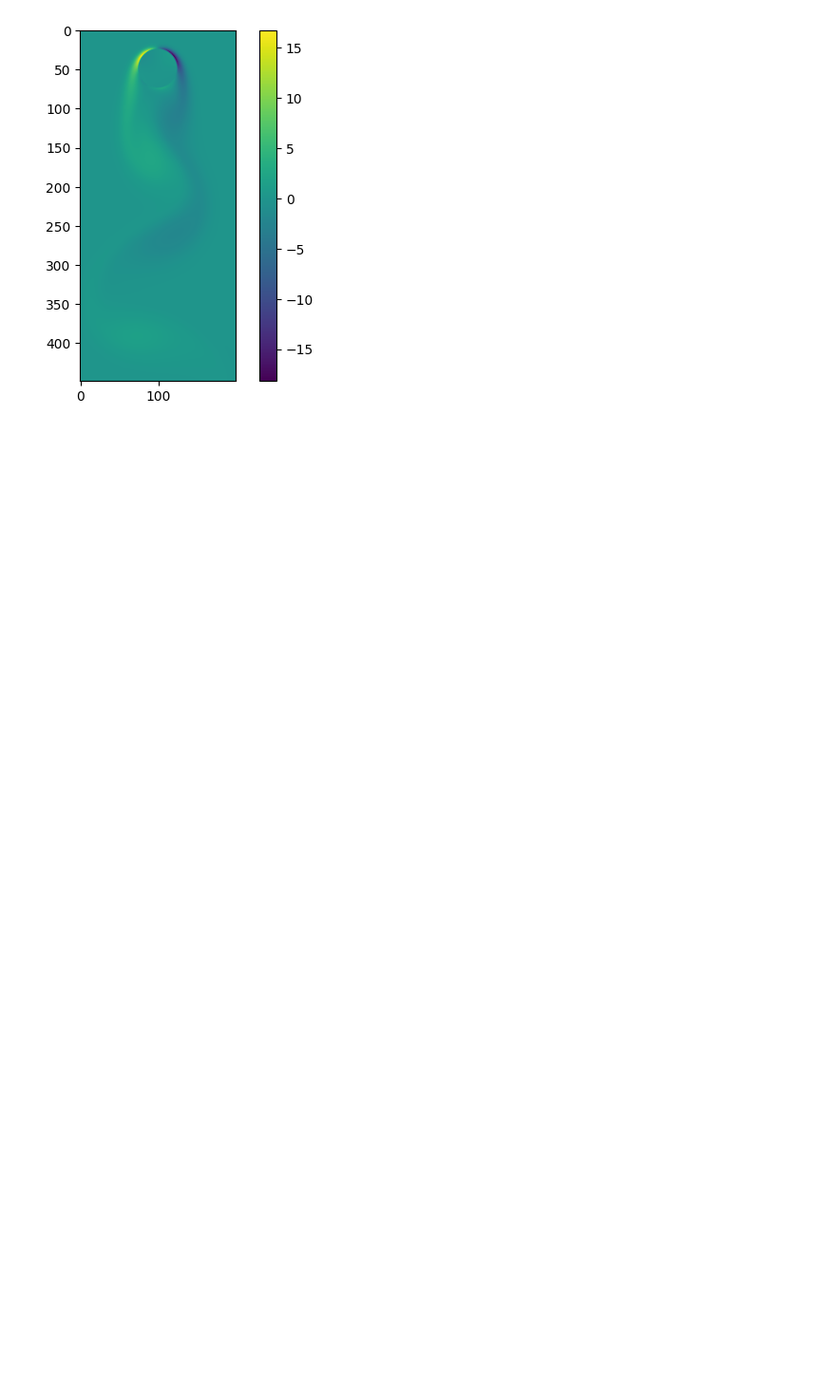
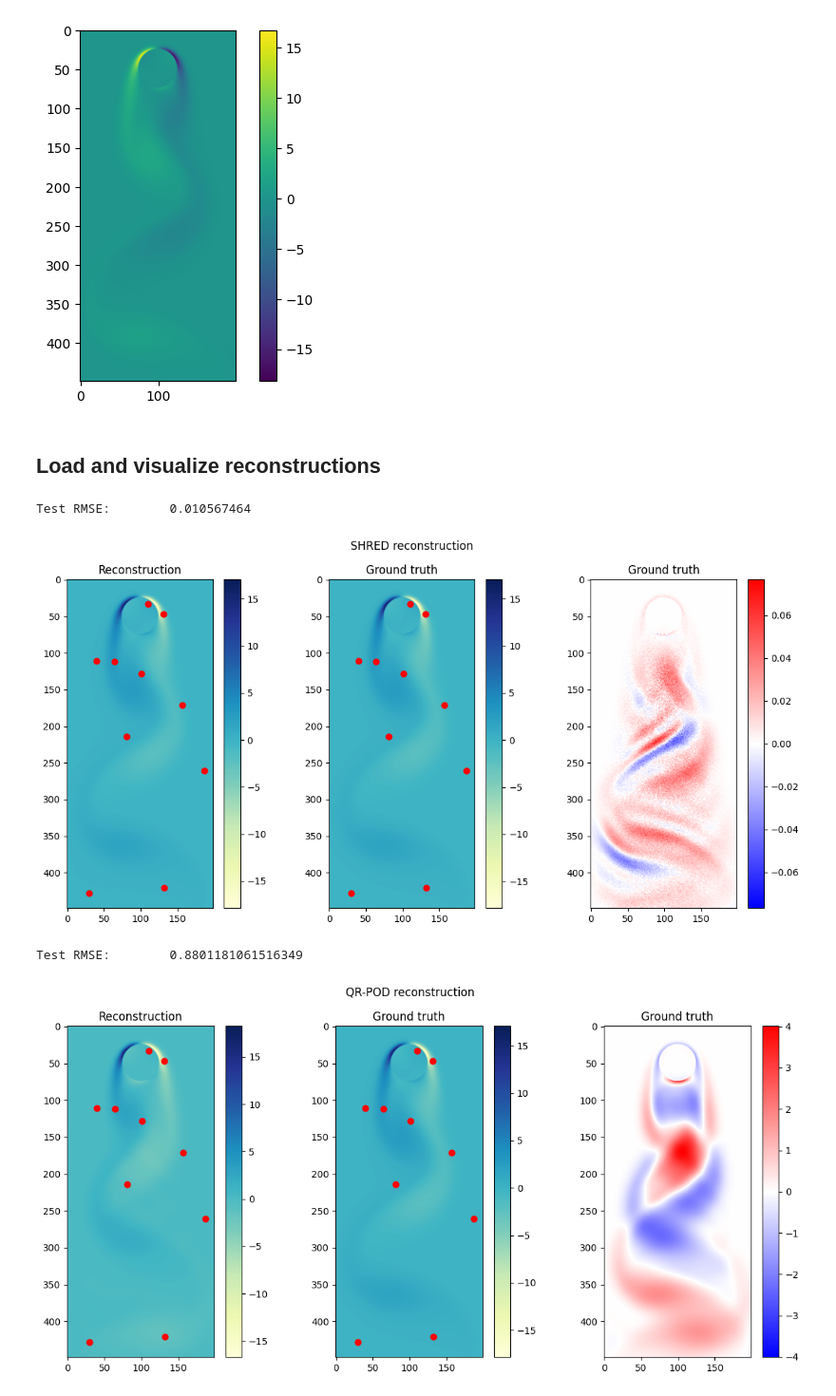
Before and after one commit to FrejaTerpPetersen/pyshred, a Jupyter notebook: FFcylinder_reconstruction.ipynb, the cells around one changed output. Shown at 95% size. Saved outputs shown, nothing was run; the diff lists cells and outputs as text; code cells hidden in the pictures; blank space fills up the shorter version.

Commit message:
Cylinder results

```diff
--- a/FFcylinder_reconstruction.ipynb
+++ b/FFcylinder_reconstruction.ipynb
@@ -14,0 +23,2 @@ plt.colorbar();
+# %% [markdown]
+## Load and visualize reconstructions
@@ -14,0 +73,27 @@ plt.colorbar();
+# %%
+plot_index = 6
+num_sensors = 10
+lag=10
+
+reconstruction = np.load(f'ReconstructingResults/cylinder/reconstructions_sensor{num_sensors}lag{lag}.npy')
+truths = np.load('ReconstructingResults/cylinder/truth.npy')
+sensor_locations = np.load(f'ReconstructingResults/cylinder/sensor_locations_sensor{num_sensors}lag{lag}.npy')
+
+compute_RMSES(reconstruction,truths)
+
+plot_reconstruction(reconstruction, truths, plot_index, sensor_locations,num_sensors=num_sensors)
+plt.show()
+
+reconstruction = np.load(f'ReconstructingResults/cylinder/qrpodreconstructions_sensor{num_sensors}lag{lag}.npy')
+truths = np.load('ReconstructingResults/cylinder/truth.npy')
+sensor_locations = np.load(f'ReconstructingResults/cylinder/sensor_locations_sensor{num_sensors}lag{lag}.npy')
+
+compute_RMSES(reconstruction,truths)
+
+plot_reconstruction(reconstruction, truths, plot_index, sensor_locations,num_sensors=num_sensors, title="QR-POD reconstruction")
+plt.show()
+# %% [output]
+Test RMSE:        0.010567464
+[figure, added]
+Test RMSE:        0.8801181061516349
+[figure, added]
```
Also changed, not shown: parts of 3 cells of this notebook, 11 other files.
